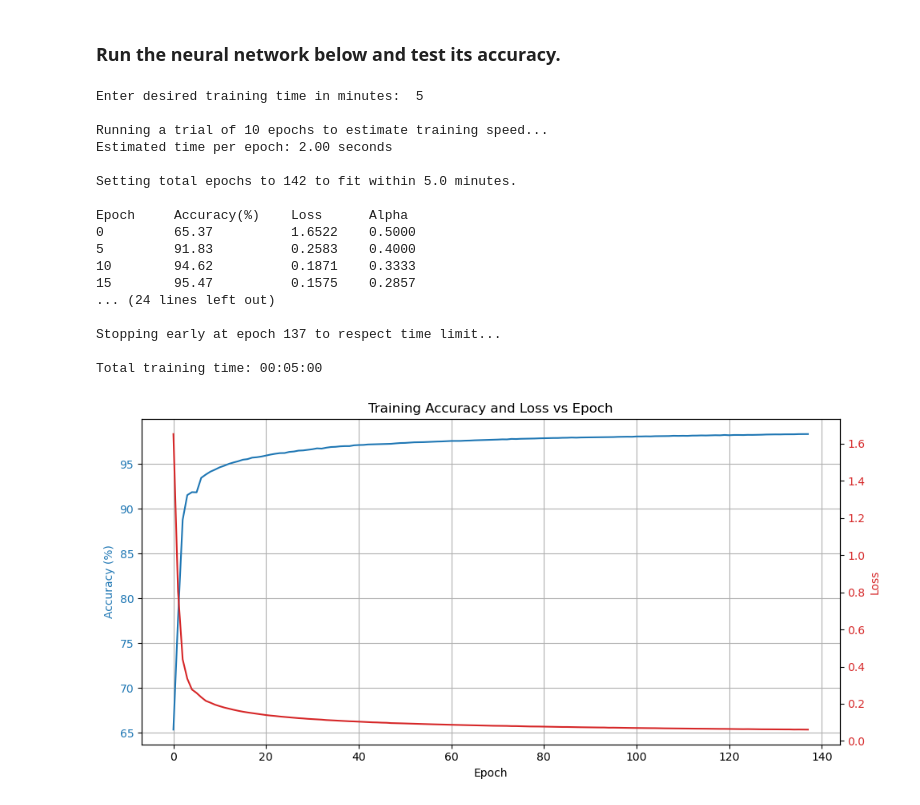
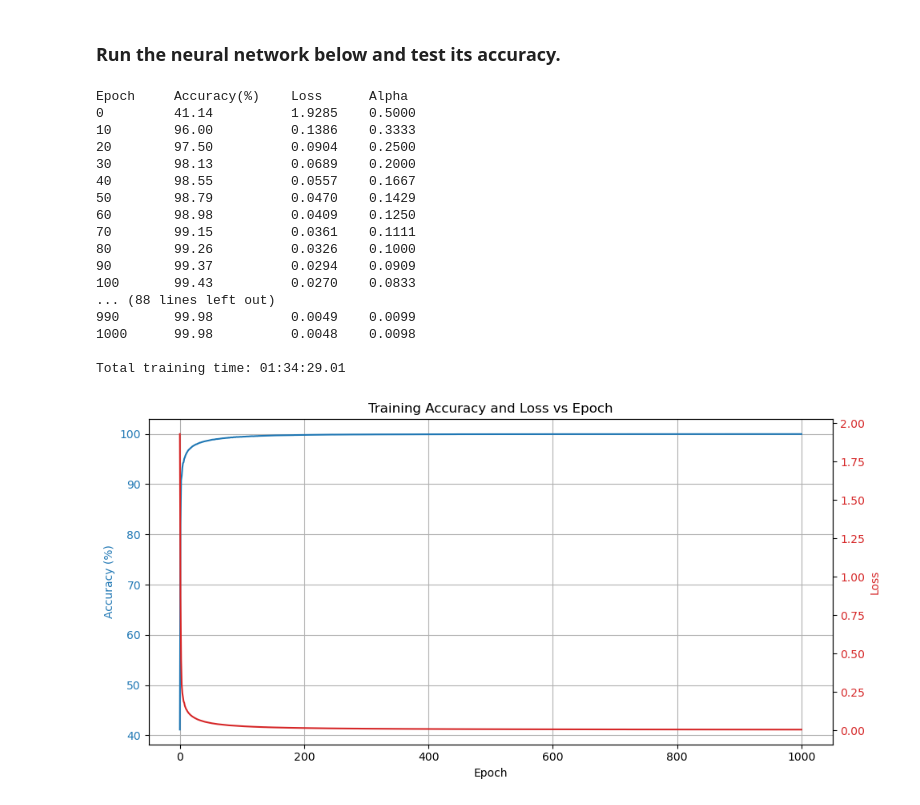
Before and after one commit to jakedixon18/Python-numpy-ML-Neural-Network-From-Scratch, a Jupyter notebook: MNIST_ML_Solver.ipynb, the cells around one changed output. Drawn from its saved outputs; the diff is of its cells as text; code cells hidden in the pictures.

Commit message:
Added a third hidden layer and now trial run for time-based training uses the final weights and biases. Accuracy of a test set up to 98.03%.

```diff
--- a/MNIST_ML_Solver.ipynb
+++ b/MNIST_ML_Solver.ipynb
@@ -171,16 +194,16 @@ def get_accuracy(predictions, Y):
     # Compute fraction of correct predictions
     return np.sum(predictions == Y) / Y.size
 
-def make_predictions(X, w1, b1, w2, b2, wo, bo):
+def make_predictions(X, w1, b1, w2, b2, w3, b3, wo, bo):
     # Forward propagate and return predicted classes
-    _, _, _, _, _, y_hat = forward_propagation(w1, b1, w2, b2, wo, bo, X)
+    _, _, _, _, _, _, _, y_hat = forward_propagation(w1, b1, w2, b2, w3, b3, wo, bo, X)
     return get_predictions(y_hat)
 # %%
 # Set model hyperparameters based on input data
 def get_model_hyperparameters(X):
     decay = 0.05
     input_size = X.shape[0]
-    layer_1, layer_2 = 128, 128
-    return input_size, decay, layer_1, layer_2
+    layer_1, layer_2, layer_3 = 512, 256, 128
+    return input_size, decay, layer_1, layer_2, layer_3
 # %%
 # Run one training epoch with mini-batch gradient descent
@@ -272,16 +304,23 @@ def train_loop(X, Y, input_size, layer_1, layer_2, alpha_initial, epochs_to_run,
-# %%
-# Run a short training trial to estimate average time per epoch
-def estimate_epochs(X, Y, alpha_initial, input_size, layer_1, layer_2, trial_epochs=10, batch_size=128):
-    print(f"\nRunning a trial of {trial_epochs} epochs to estimate training speed...")
-
-    # Run training for a small number of epochs without verbose output
-    _, _, _, _, _, _, trial_time, *_ = train_loop(X, Y, input_size, layer_1, layer_2, alpha_initial, trial_epochs, verbose=False, batch_size=batch_size)
-
-    # Calculate average time taken per epoch
-    time_per_epoch = trial_time / trial_epochs
-
-    print(f"\nEstimated time per epoch: {time_per_epoch:.2f} seconds")
-    return time_per_epoch
+# %%
+# Run a short training trial to estimate average time per epoch
+def estimate_epochs(X, Y, alpha_initial, input_size, layer_1, layer_2, layer_3, trial_epochs=10, batch_size=128):
+    print(f"\nRunning a trial of {trial_epochs} epochs to estimate training speed...")
+
+    # Run training for trial_epochs without verbose output, and get updated weights/biases
+    w1, b1, w2, b2, w3, b3, wo, bo, trial_time, _, _, _ = train_loop(
+        X, Y, input_size, layer_1, layer_2, layer_3, alpha_initial,
+        epochs_to_run=trial_epochs,
+        verbose=False,
+        batch_size=batch_size
+    )
+
+    # Calculate average time taken per epoch
+    time_per_epoch = trial_time / trial_epochs
+
+    print(f"\nEstimated time per epoch: {time_per_epoch:.2f} seconds")
+
+    # Return the trained weights and biases *and* time per epoch for downstream use
+    return (w1, b1, w2, b2, w3, b3, wo, bo), time_per_epoch
 # %%
 # Plot training accuracy and loss over epochs with two y-axes for clarity
 def plot_training_results(EPOCH, ACCURACY, LOSS):
@@ -359,27 +409,27 @@ def gradient_descent_optimization(X, Y, alpha_initial, epochs=None, batch_size=1
 ### Run the neural network below and test its accuracy.
 # %%
 # Train the model using mini-batch gradient descent
-w1, b1, w2, b2, wo, bo, _ = gradient_descent_optimization(train_X, train_Y, 0.5, epochs=None, batch_size=4096)
+w1, b1, w2, b2, w3, b3, wo, bo, _ = gradient_descent_optimization(train_X, train_Y, alpha_initial=0.5, epochs=1001, batch_size=4096)
 
 # Evaluate and print model accuracy on unseen test data
-accuracy = get_accuracy(make_predictions(test_X, w1, b1, w2, b2, wo, bo), test_Y) * 100
+accuracy = get_accuracy(make_predictions(test_X, w1, b1, w2, b2, w3, b3, wo, bo), test_Y) * 100
 print(f"Test set accuracy: {accuracy:.2f} %")
 # %% [output]
-Enter desired training time in minutes:  5
+Epoch     Accuracy(%)    Loss      Alpha
+0         41.14          1.9285    0.5000
+10        96.00          0.1386    0.3333
+20        97.50          0.0904    0.2500
+30        98.13          0.0689    0.2000
+40        98.55          0.0557    0.1667
+50        98.79          0.0470    0.1429
+60        98.98          0.0409    0.1250
+70        99.15          0.0361    0.1111
+80        99.26          0.0326    0.1000
+90        99.37          0.0294    0.0909
+100       99.43          0.0270    0.0833
+... (88 lines left out)
+990       99.98          0.0049    0.0099
+1000      99.98          0.0048    0.0098
 
-Running a trial of 10 epochs to estimate training speed...
-Estimated time per epoch: 2.00 seconds
-
-Setting total epochs to 142 to fit within 5.0 minutes.
-
-Epoch     Accuracy(%)    Loss      Alpha
-0         65.37          1.6522    0.5000
-5         91.83          0.2583    0.4000
-10        94.62          0.1871    0.3333
-15        95.47          0.1575    0.2857
-... (24 lines left out)
-
-Stopping early at epoch 137 to respect time limit...
-
-Total training time: 00:05:00
+Total training time: 01:34:29.01
-[figure, old version]
+[figure, new version]
```
Also changed, not shown: parts of 8 cells of this notebook.
